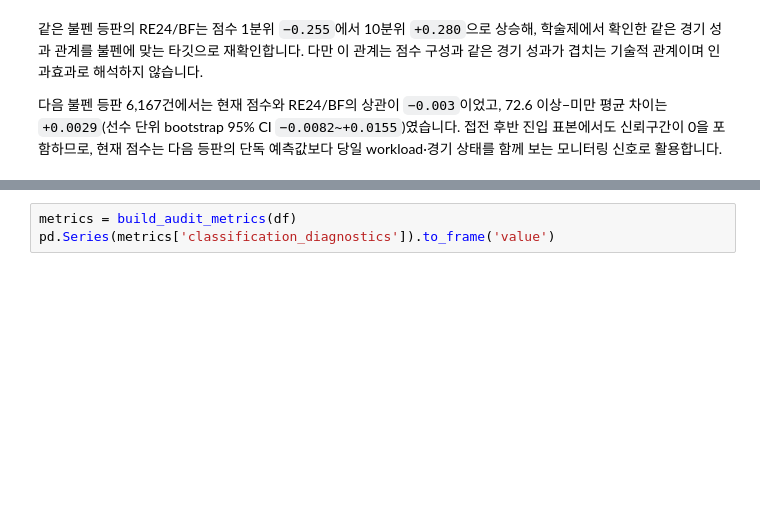
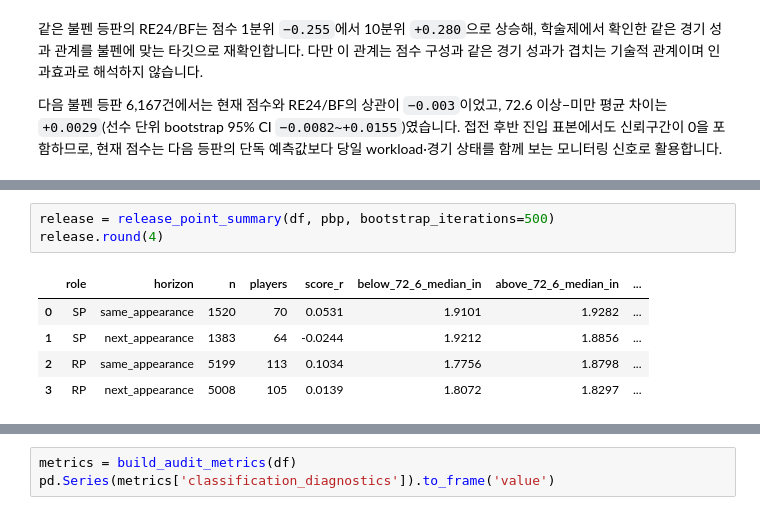
Before and after one commit to jinwon25/KBO-pitcher-fatigue, a Jupyter notebook: notebooks/analysis.ipynb, the cells around one changed output, grey strips where cells are left out. Cells and saved outputs as stored; diff of their text form; blank space fills up the shorter version.

```diff
--- a/notebooks/analysis.ipynb
+++ b/notebooks/analysis.ipynb
@@ -269,0 +273,9 @@ plt.show()
+# %%
+release = release_point_summary(df, pbp, bootstrap_iterations=500)
+release.round(4)
+# %% [output]
+|  | role | horizon | n | players | score_r | below_72_6_median_in | above_72_6_median_in | ... |
+| 0 | SP | same_appearance | 1520 | 70 | 0.0531 | 1.9101 | 1.9282 | ... |
+| 1 | SP | next_appearance | 1383 | 64 | -0.0244 | 1.9212 | 1.8856 | ... |
+| 2 | RP | same_appearance | 5199 | 113 | 0.1034 | 1.7756 | 1.8798 | ... |
+| 3 | RP | next_appearance | 5008 | 105 | 0.0139 | 1.8072 | 1.8297 | ... |
```
Also changed, not shown: parts of 14 cells of this notebook, 17 other files.
